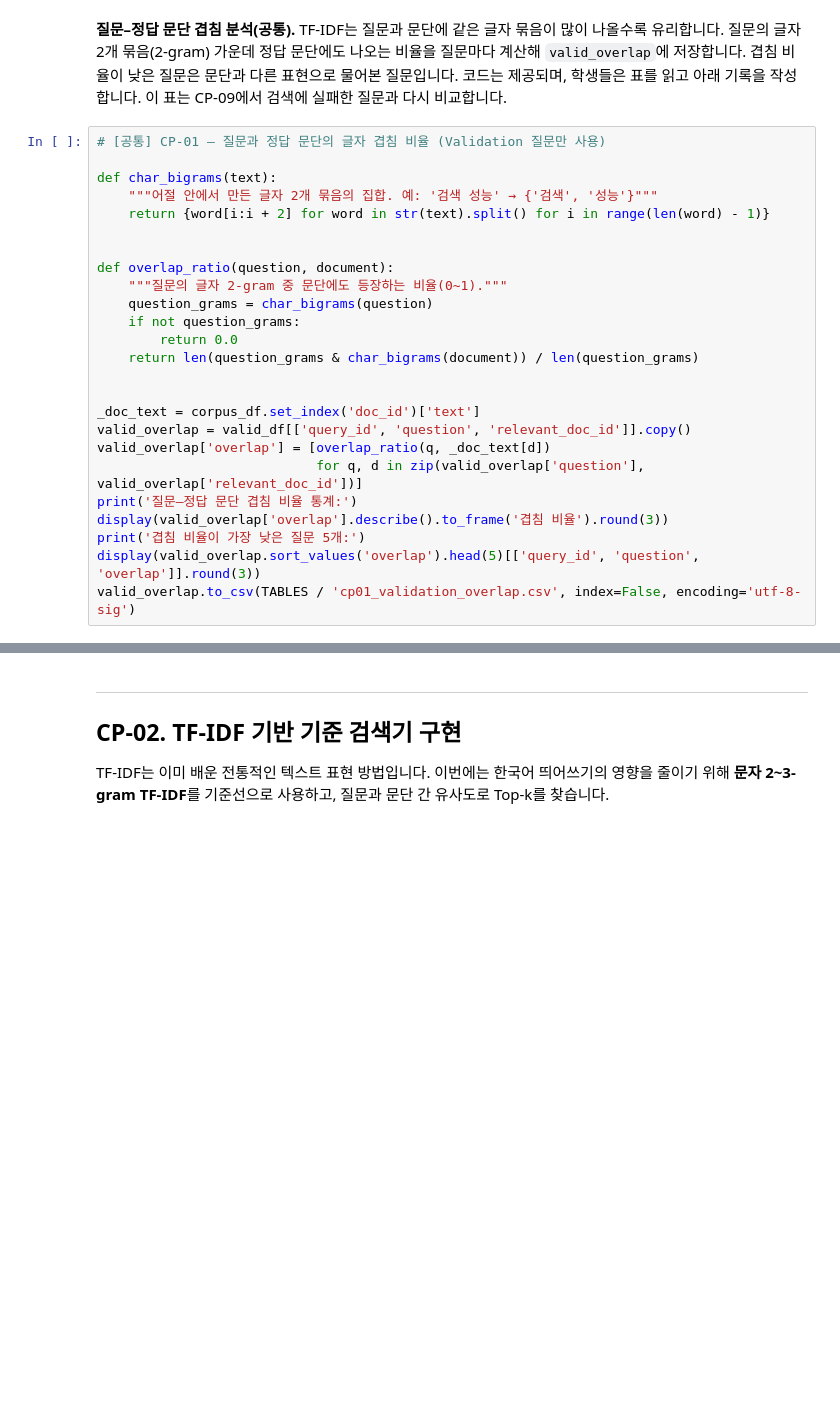
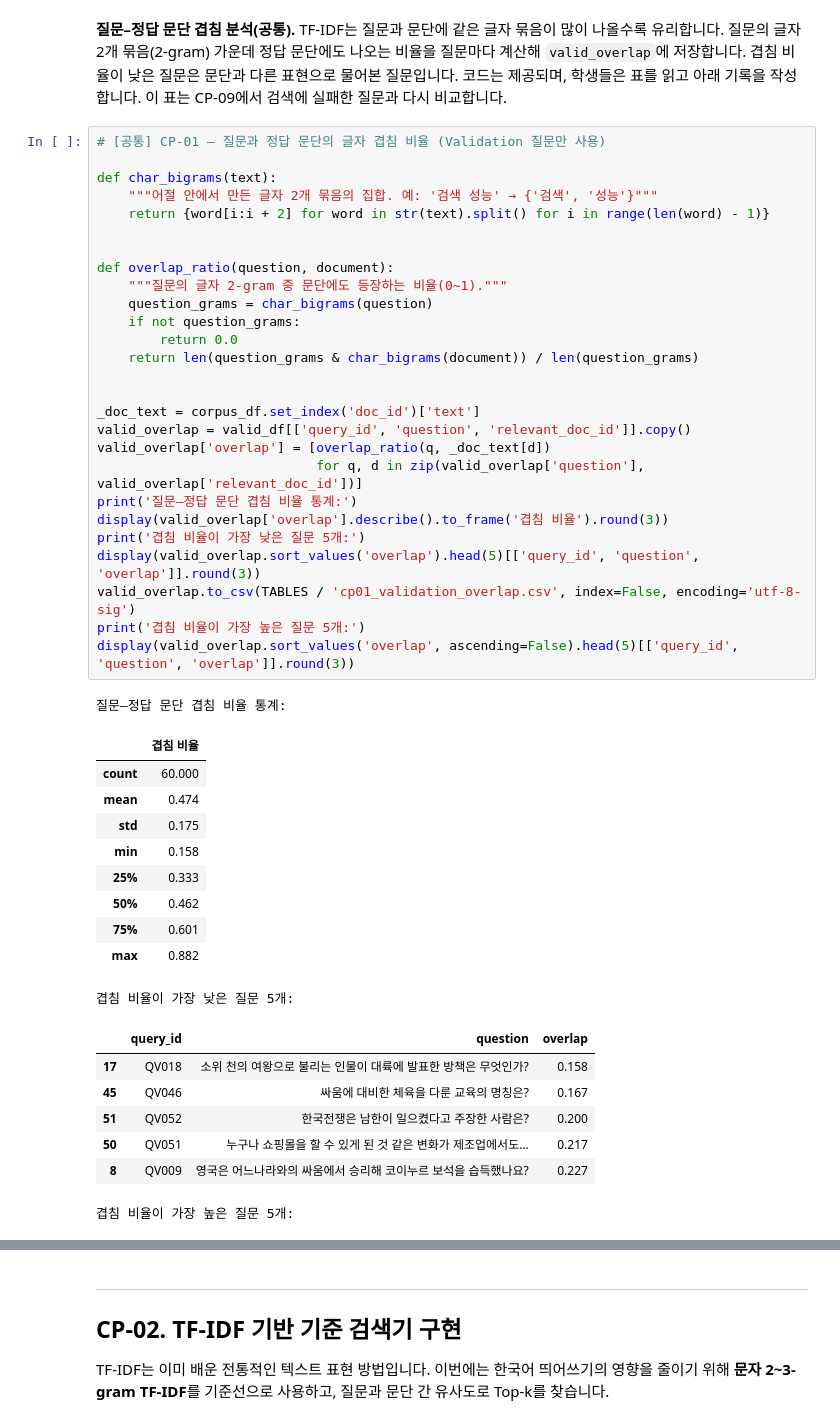
Before and after one commit to iremys/ai-mini-projects, a Jupyter notebook: mini-project-02/code/NLP_BERT_MiniProject_Student.ipynb, the cells around one changed output, grey strips where cells are left out. Drawn from its saved outputs; the diff is of its cells as text; blank space fills up the shorter version.

```diff
--- a/mini-project-02/code/NLP_BERT_MiniProject_Student.ipynb
+++ b/mini-project-02/code/NLP_BERT_MiniProject_Student.ipynb
@@ -216,25 +309,46 @@ raise NotImplementedError('CP-01 길이 분석·그래프 TODO를 완성하세
 # %%
 # [공통] CP-01 — 질문과 정답 문단의 글자 겹침 비율 (Validation 질문만 사용)
 
 def char_bigrams(text):
     """어절 안에서 만든 글자 2개 묶음의 집합. 예: '검색 성능' → {'검색', '성능'}"""
     return {word[i:i + 2] for word in str(text).split() for i in range(len(word) - 1)}
 
 
 def overlap_ratio(question, document):
     """질문의 글자 2-gram 중 문단에도 등장하는 비율(0~1)."""
     question_grams = char_bigrams(question)
     if not question_grams:
         return 0.0
     return len(question_grams & char_bigrams(document)) / len(question_grams)
 
 
 _doc_text = corpus_df.set_index('doc_id')['text']
 valid_overlap = valid_df[['query_id', 'question', 'relevant_doc_id']].copy()
 valid_overlap['overlap'] = [overlap_ratio(q, _doc_text[d])
                             for q, d in zip(valid_overlap['question'], valid_overlap['relevant_doc_id'])]
 print('질문–정답 문단 겹침 비율 통계:')
 display(valid_overlap['overlap'].describe().to_frame('겹침 비율').round(3))
 print('겹침 비율이 가장 낮은 질문 5개:')
 display(valid_overlap.sort_values('overlap').head(5)[['query_id', 'question', 'overlap']].round(3))
 valid_overlap.to_csv(TABLES / 'cp01_validation_overlap.csv', index=False, encoding='utf-8-sig')
+print('겹침 비율이 가장 높은 질문 5개:')
+display(valid_overlap.sort_values('overlap', ascending=False).head(5)[['query_id', 'question', 'overlap']].round(3))
+# %% [output]
+질문–정답 문단 겹침 비율 통계:
+|  | 겹침 비율 |
+| count | 60.000 |
+| mean | 0.474 |
+| std | 0.175 |
+| min | 0.158 |
+| 25% | 0.333 |
+| 50% | 0.462 |
+| 75% | 0.601 |
+| max | 0.882 |
+겹침 비율이 가장 낮은 질문 5개:
+|  | query_id | question | overlap |
+| 17 | QV018 | 소위 천의 여왕으로 불리는 인물이 대륙에 발표한 방책은 무엇인가? | 0.158 |
+| 45 | QV046 | 싸움에 대비한 체육을 다룬 교육의 명칭은? | 0.167 |
+| 51 | QV052 | 한국전쟁은 남한이 일으켰다고 주장한 사람은? | 0.200 |
+| 50 | QV051 | 누구나 쇼핑몰을 할 수 있게 된 것 같은 변화가 제조업에서도... | 0.217 |
+| 8 | QV009 | 영국은 어느나라와의 싸움에서 승리해 코이누르 보석을 습득했나요? | 0.227 |
+겹침 비율이 가장 높은 질문 5개:
```
Also changed, not shown: parts of 14 cells of this notebook, 4 other files.
